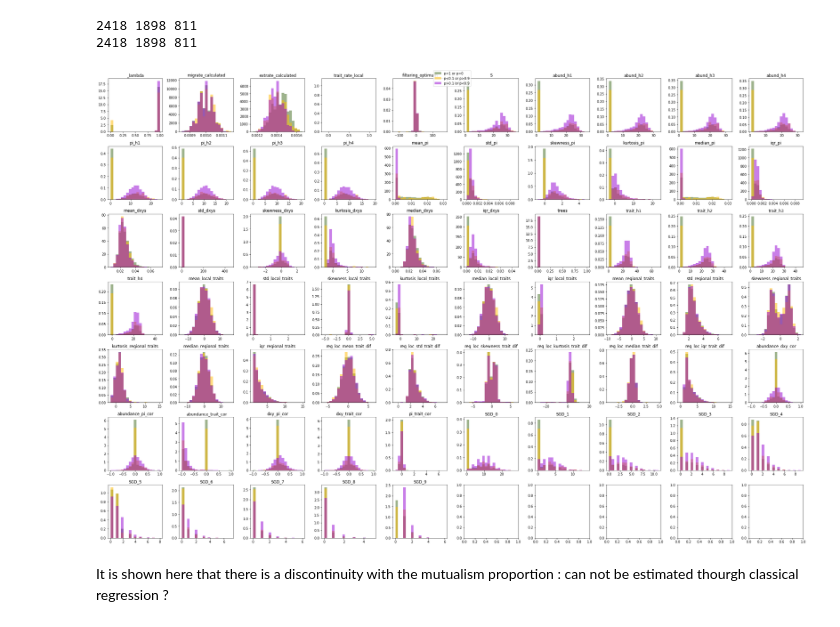
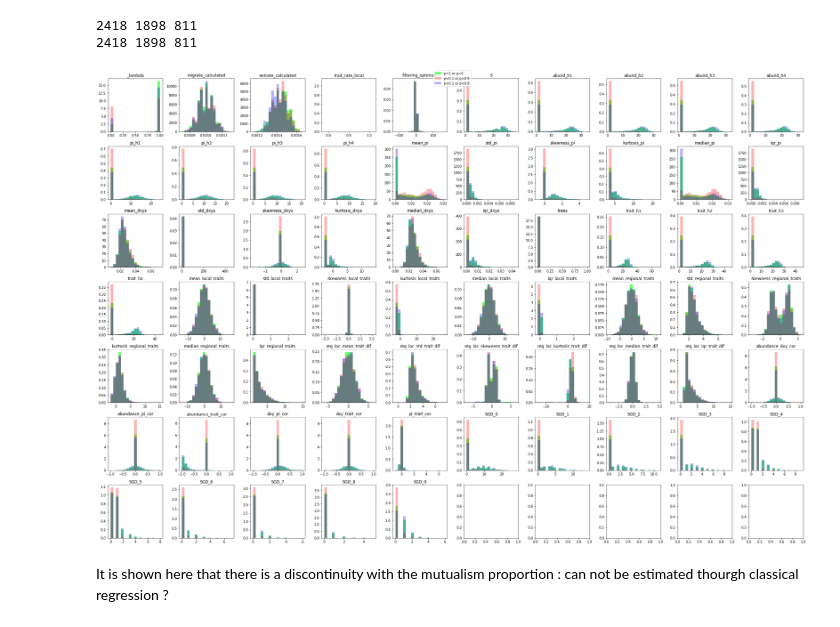
Before and after one commit to messDiv/MESS, a Jupyter notebook: global_analysis.ipynb, the cells around one changed output. Drawn from its saved outputs; the diff is of its cells as text; code cells hidden in the pictures.

Commit message:
Data analysis

```diff
--- a/global_analysis.ipynb
+++ b/global_analysis.ipynb
@@ -85,7 +121,7 @@ display(pw_nomut, pw_mut, pw_allmut)
 fig, ax = plt.subplots(7, 10, figsize=(30, 20))
 axs = fig.axes
 for p, ax in zip(list(neutral.columns)[20:], axs):
-    b=np.linspace(np.min(global_res[p]),np.max(global_res[p]),20)
+    b=np.linspace(np.min(global_res[p]),np.max(global_res[p]),100)
     ax.hist(neutral[p], color='#3755BB', density=True, bins=b, alpha=0.5, label="neutral")
     ax.hist(filtering[p], color='#3F681C', density=True, bins=b, alpha=0.5, label="filtering")
     ax.hist(mean[p], color='#FB6542', density=True, bins=b, alpha=0.5, label="mean")
@@ -96,5 +132,5 @@ for p, ax in zip(list(neutral.columns)[20:], axs):
 fig.legend(handles, labels, loc='upper center')
 fig.tight_layout()
 plt.show
-plt.savefig('./global_analysis.png')
+plt.savefig('./global_analysis_100bins.png')
 # %% [output]
@@ -101,0 +138,15 @@ plt.savefig('./global_analysis.png')
+# %%
+fig, ax = plt.subplots(7, 10, figsize=(30, 20))
+axs = fig.axes
+for p, ax in zip(list(neutral.columns)[20:], axs):
+    ax.hist(neutral[p], color='#3755BB', density=True, bins=30, alpha=0.5, label="neutral")
+    ax.hist(filtering[p], color='#3F681C', density=True, bins=30, alpha=0.5, label="filtering")
+    ax.hist(mean[p], color='#FB6542', density=True, bins=30, alpha=0.5, label="mean")
+    ax.hist(pairwise_competition[p], color='#9400D3', density=True, bins=30, alpha=0.5, label="pairwise_competition")
+    #ax.hist(pw_mut[p], color='#774400', density=True, bins=b, alpha=0.5)
+    ax.set_title(p)
+    handles, labels = ax.get_legend_handles_labels()
+fig.legend(handles, labels, loc='upper center')
+fig.tight_layout()
+plt.show
+plt.savefig('./global_analysis_nobins.png')
@@ -145,28 +198,28 @@ pw_close = pd.concat([pw_low,pw_high])
 pw_tot = pd.concat([pw_nomut, pw_allmut])
 
 pw_mid = pw_mut[pd.to_numeric(pw_mut["mutualism_proportion"])>0.1]
-pw_mid = pw_far[pd.to_numeric(pw_far["mutualism_proportion"])<0.9]
+pw_mid = pw_mid[pd.to_numeric(pw_mid["mutualism_proportion"])<0.9]
 # %%
 #light yellow is no mutualism
 #green is with mutualism
 ########green is all pairwise
 #purple is mutualism=1
 fig, ax = plt.subplots(7, 10, figsize=(30, 20))
 axs = fig.axes
 
 for p, ax in zip(list(pairwise_competition.columns)[21:], axs):
     b=np.linspace(np.min(pairwise_competition[p]),np.max(pairwise_competition[p]),20)
-    ax.hist(pw_tot[p], color='#3F681C', density=True, bins=b, alpha=0.5, label='p=1 or p=0')
-    ax.hist(pw_close[p], color='#FFBB00', density=True, bins=b, alpha=0.5, label='p<0.1 or p>0.9')
-    ax.hist(pw_mid[p], color='#9400D3', density=True, bins=b, alpha=0.5, label='p>0.1 or p<0.9')
+    ax.hist(pw_tot[p], color='#00FF00', density=True, bins=b, alpha=0.6, label='p=1 or p=0')
+    ax.hist(pw_close[p], color='#FF0000', density=True, bins=b, alpha=0.3, label='p<0.1 or p>0.9')
+    ax.hist(pw_mid[p], color='#0000FF', density=True, bins=b, alpha=0.3, label='p>0.1 or p<0.9')
     ax.set_title(p)
     handles, labels = ax.get_legend_handles_labels()
 fig.legend(handles, labels, loc='upper center')
 fig.tight_layout()
 plt.show
 plt.savefig('./pairwise_analysis.png')
 # %% [output]
-[figure, old version]
+[figure, new version]
 # %% [markdown]
 It is shown here that there is a discontinuity with the mutualism proportion : can not be estimated thourgh classical regression ?
 # %%
```
Also changed, not shown: parts of 18 cells of this notebook, 2 other files.
